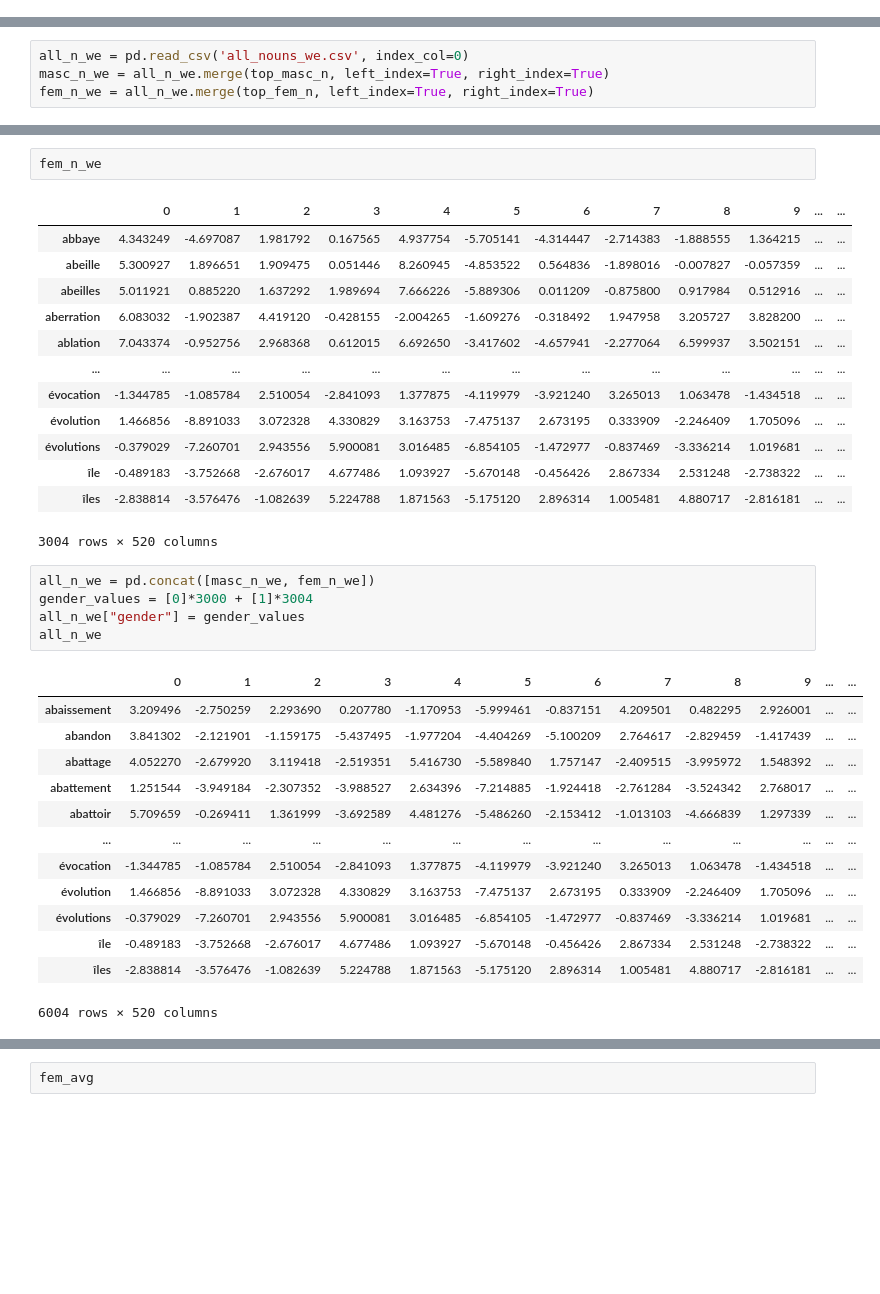
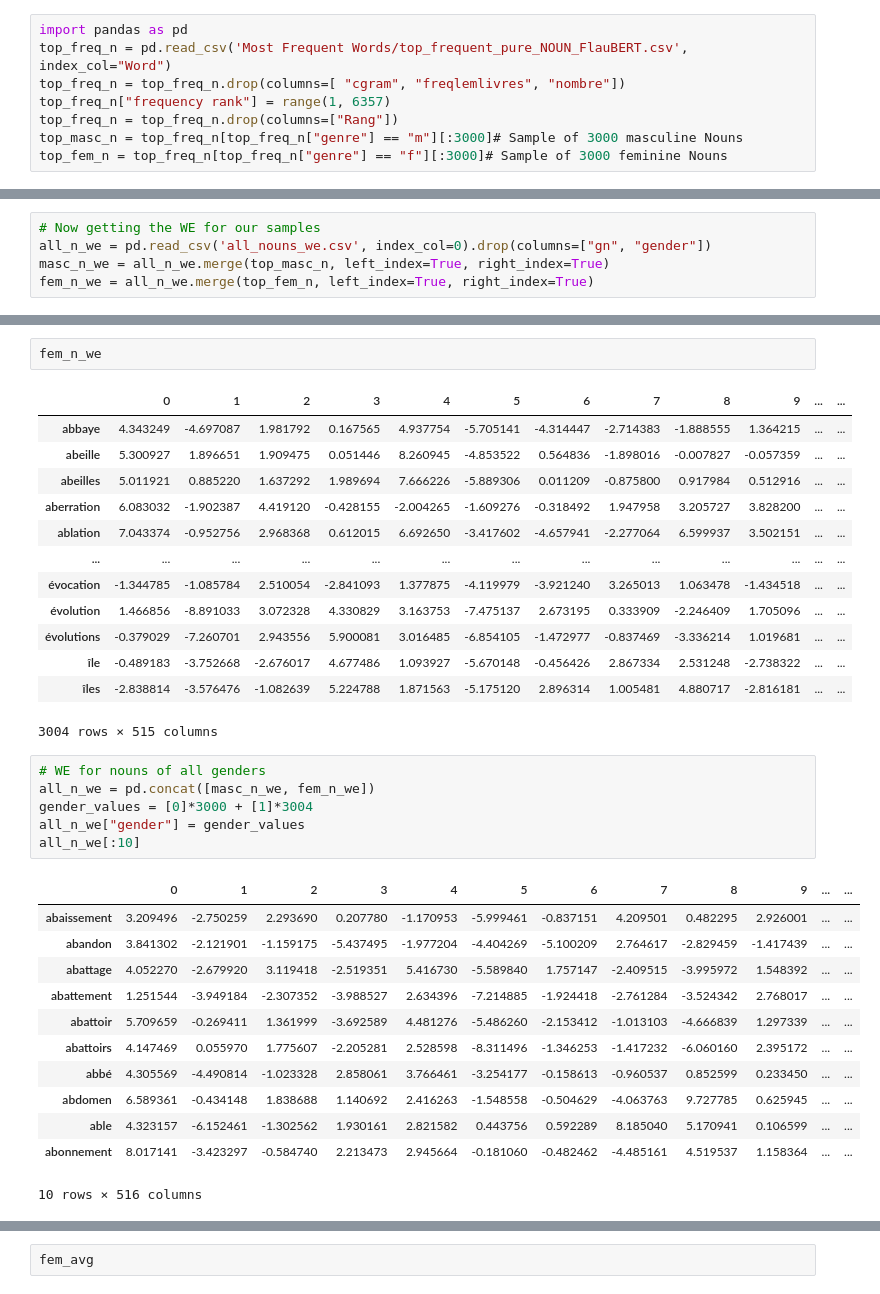
Before and after one commit to ClementineBleuze/WordEmbeddings, a Jupyter notebook: FlauBERT/retrieving-gender-information.ipynb, the cells around one changed output, grey strips where cells are left out. Saved outputs shown, nothing was run; the diff lists cells and outputs as text; blank space fills up the shorter version.

Commit message:
updating gender experiment

```diff
--- a/FlauBERT/retrieving-gender-information.ipynb
+++ b/FlauBERT/retrieving-gender-information.ipynb
@@ -64,0 +38,8 @@ top_fem_n
+# %%
+import pandas as pd
+top_freq_n = pd.read_csv('Most Frequent Words/top_frequent_pure_NOUN_FlauBERT.csv', index_col="Word")
+top_freq_n = top_freq_n.drop(columns=[ "cgram", "freqlemlivres", "nombre"])
+top_freq_n["frequency rank"] = range(1, 6357)
+top_freq_n = top_freq_n.drop(columns=["Rang"])
+top_masc_n = top_freq_n[top_freq_n["genre"] == "m"][:3000]# Sample of 3000 masculine Nouns
+top_fem_n = top_freq_n[top_freq_n["genre"] == "f"][:3000]# Sample of 3000 feminine Nouns
@@ -65,5 +66,6 @@ top_fem_n
 # %%
-all_n_we = pd.read_csv('all_nouns_we.csv', index_col=0)
+# Now getting the WE for our samples
+all_n_we = pd.read_csv('all_nouns_we.csv', index_col=0).drop(columns=["gn", "gender"])
 masc_n_we = all_n_we.merge(top_masc_n, left_index=True, right_index=True)
 fem_n_we = all_n_we.merge(top_fem_n, left_index=True, right_index=True)
 # %%
@@ -97,24 +99,24 @@ fem_n_we
 | évolutions | -0.379029 | -7.260701 | 2.943556 | 5.900081 | 3.016485 | -6.854105 | -1.472977 | -0.837469 | -3.336214 | 1.019681 | ... | ... |
 | île | -0.489183 | -3.752668 | -2.676017 | 4.677486 | 1.093927 | -5.670148 | -0.456426 | 2.867334 | 2.531248 | -2.738322 | ... | ... |
 | îles | -2.838814 | -3.576476 | -1.082639 | 5.224788 | 1.871563 | -5.175120 | 2.896314 | 1.005481 | 4.880717 | -2.816181 | ... | ... |
-3004 rows × 520 columns
+3004 rows × 515 columns
 # %%
+# WE for nouns of all genders
 all_n_we = pd.concat([masc_n_we, fem_n_we])
 gender_values = [0]*3000 + [1]*3004
 all_n_we["gender"] = gender_values
-all_n_we
+all_n_we[:10]
 # %% [output]
 |  | 0 | 1 | 2 | 3 | 4 | 5 | 6 | 7 | 8 | 9 | ... | ... |
 | abaissement | 3.209496 | -2.750259 | 2.293690 | 0.207780 | -1.170953 | -5.999461 | -0.837151 | 4.209501 | 0.482295 | 2.926001 | ... | ... |
 | abandon | 3.841302 | -2.121901 | -1.159175 | -5.437495 | -1.977204 | -4.404269 | -5.100209 | 2.764617 | -2.829459 | -1.417439 | ... | ... |
 | abattage | 4.052270 | -2.679920 | 3.119418 | -2.519351 | 5.416730 | -5.589840 | 1.757147 | -2.409515 | -3.995972 | 1.548392 | ... | ... |
 | abattement | 1.251544 | -3.949184 | -2.307352 | -3.988527 | 2.634396 | -7.214885 | -1.924418 | -2.761284 | -3.524342 | 2.768017 | ... | ... |
 | abattoir | 5.709659 | -0.269411 | 1.361999 | -3.692589 | 4.481276 | -5.486260 | -2.153412 | -1.013103 | -4.666839 | 1.297339 | ... | ... |
-| ... | ... | ... | ... | ... | ... | ... | ... | ... | ... | ... | ... | ... |
-| évocation | -1.344785 | -1.085784 | 2.510054 | -2.841093 | 1.377875 | -4.119979 | -3.921240 | 3.265013 | 1.063478 | -1.434518 | ... | ... |
-| évolution | 1.466856 | -8.891033 | 3.072328 | 4.330829 | 3.163753 | -7.475137 | 2.673195 | 0.333909 | -2.246409 | 1.705096 | ... | ... |
-| évolutions | -0.379029 | -7.260701 | 2.943556 | 5.900081 | 3.016485 | -6.854105 | -1.472977 | -0.837469 | -3.336214 | 1.019681 | ... | ... |
-| île | -0.489183 | -3.752668 | -2.676017 | 4.677486 | 1.093927 | -5.670148 | -0.456426 | 2.867334 | 2.531248 | -2.738322 | ... | ... |
-| îles | -2.838814 | -3.576476 | -1.082639 | 5.224788 | 1.871563 | -5.175120 | 2.896314 | 1.005481 | 4.880717 | -2.816181 | ... | ... |
+| abattoirs | 4.147469 | 0.055970 | 1.775607 | -2.205281 | 2.528598 | -8.311496 | -1.346253 | -1.417232 | -6.060160 | 2.395172 | ... | ... |
+| abbé | 4.305569 | -4.490814 | -1.023328 | 2.858061 | 3.766461 | -3.254177 | -0.158613 | -0.960537 | 0.852599 | 0.233450 | ... | ... |
+| abdomen | 6.589361 | -0.434148 | 1.838688 | 1.140692 | 2.416263 | -1.548558 | -0.504629 | -4.063763 | 9.727785 | 0.625945 | ... | ... |
+| able | 4.323157 | -6.152461 | -1.302562 | 1.930161 | 2.821582 | 0.443756 | 0.592289 | 8.185040 | 5.170941 | 0.106599 | ... | ... |
+| abonnement | 8.017141 | -3.423297 | -0.584740 | 2.213473 | 2.945664 | -0.181060 | -0.482462 | -4.485161 | 4.519537 | 1.158364 | ... | ... |
-6004 rows × 520 columns
+10 rows × 516 columns
 # %% [markdown]
```
Also changed, not shown: parts of 48 cells of this notebook, 1 other file.
